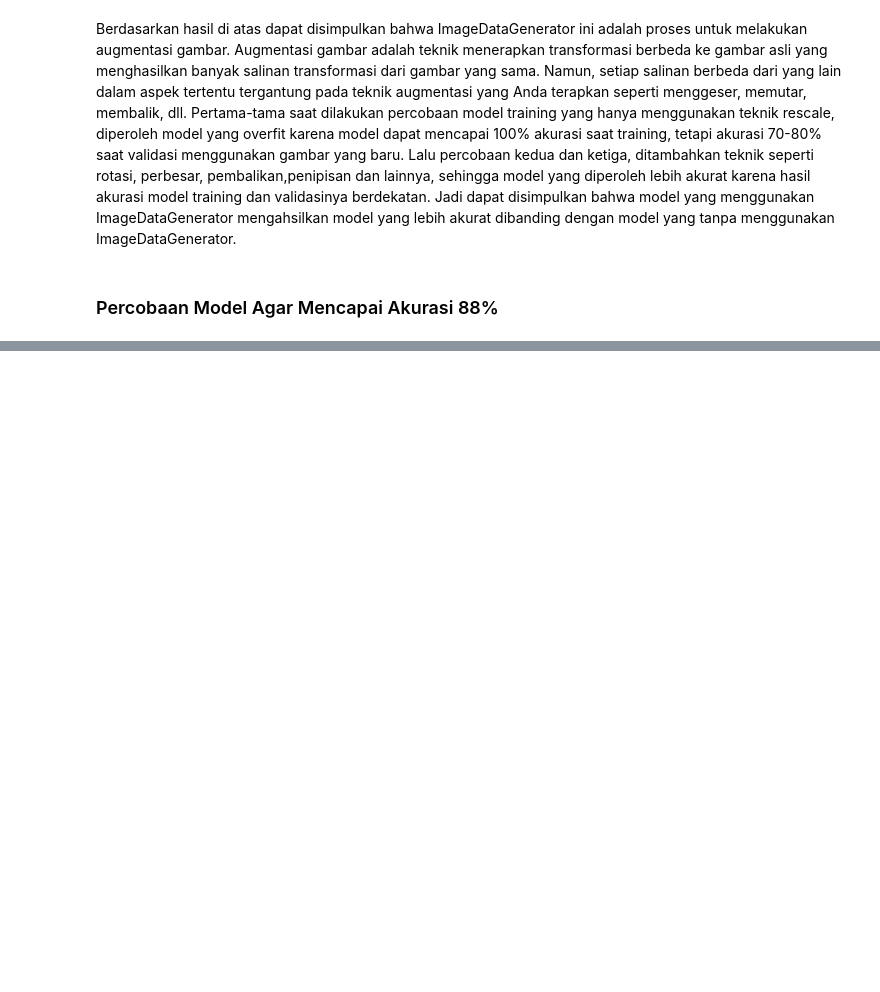
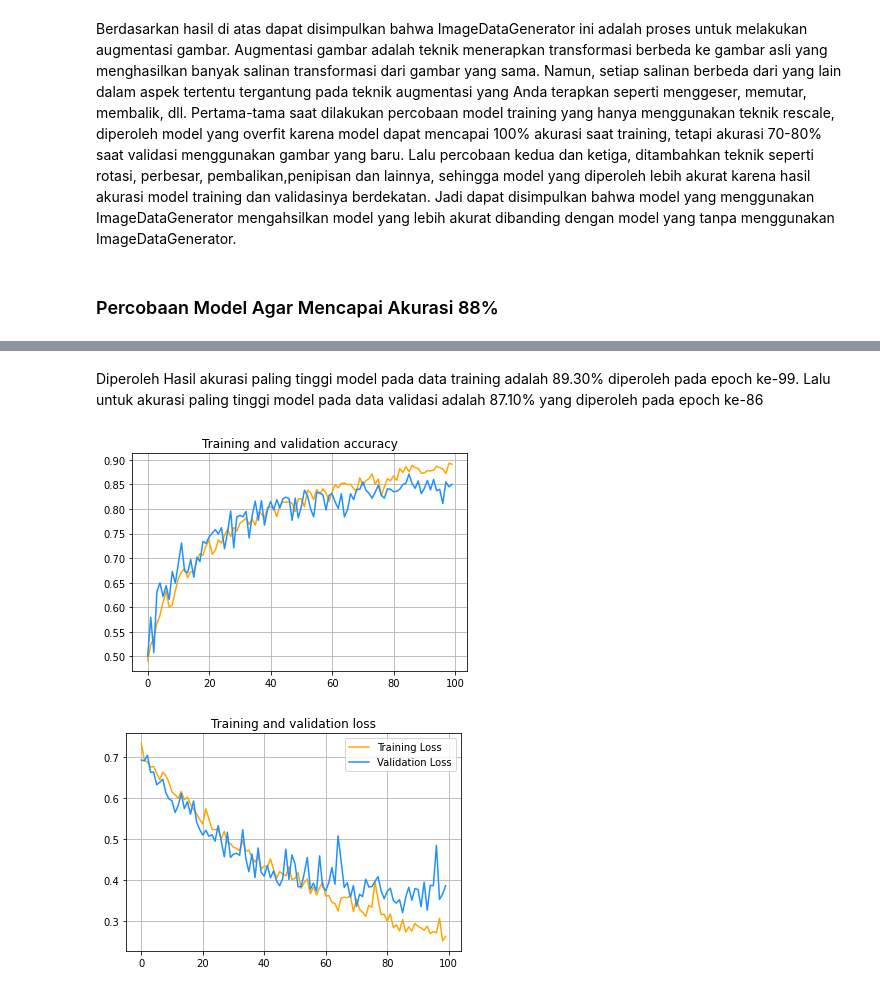
Before and after one commit to haikalfachri/computer-vision, a Jupyter notebook: Excercise3_1301202398_Muhamad_Fachri_Haikal.ipynb, the cells around one changed output, grey strips where cells are left out. Drawn from its saved outputs; the diff is of its cells as text; code cells hidden in the pictures; blank space fills up the shorter version.

```diff
--- a/Excercise3_1301202398_Muhamad_Fachri_Haikal.ipynb
+++ b/Excercise3_1301202398_Muhamad_Fachri_Haikal.ipynb
@@ -509,0 +519,28 @@ history = model.fit(
+# %% [markdown]
+Diperoleh Hasil akurasi paling tinggi model pada data training adalah 89.30% diperoleh pada epoch ke-99. Lalu untuk akurasi paling tinggi model pada data validasi adalah 87.10% yang diperoleh pada epoch ke-86
+# %%
+import matplotlib.pyplot as plt
+acc = history.history['accuracy']
+val_acc = history.history['val_accuracy']
+loss = history.history['loss']
+val_loss = history.history['val_loss']
+
+epochs = range(len(acc))
+
+plt.plot(epochs, acc, 'orange', label='Training accuracy')
+plt.plot(epochs, val_acc, 'dodgerblue', label='Validation accuracy')
+plt.title('Training and validation accuracy')
+plt.grid()
+
+plt.figure()
+
+plt.plot(epochs, loss, 'orange', label='Training Loss')
+plt.plot(epochs, val_loss, 'dodgerblue', label='Validation Loss')
+plt.title('Training and validation loss')
+plt.grid()
+plt.legend()
+
+plt.show()
+# %% [output]
+[figure, added]
+[figure, added]
```
Also changed, not shown: parts of 3 cells of this notebook.
